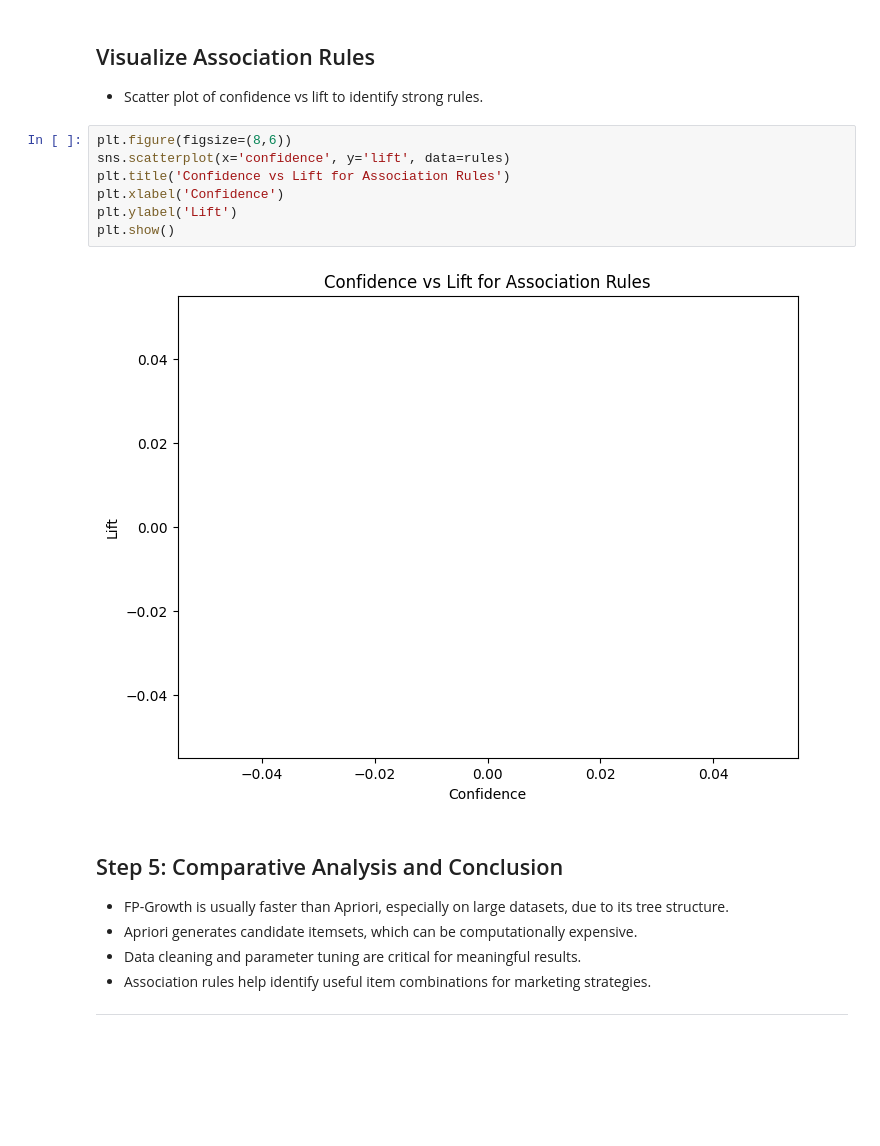
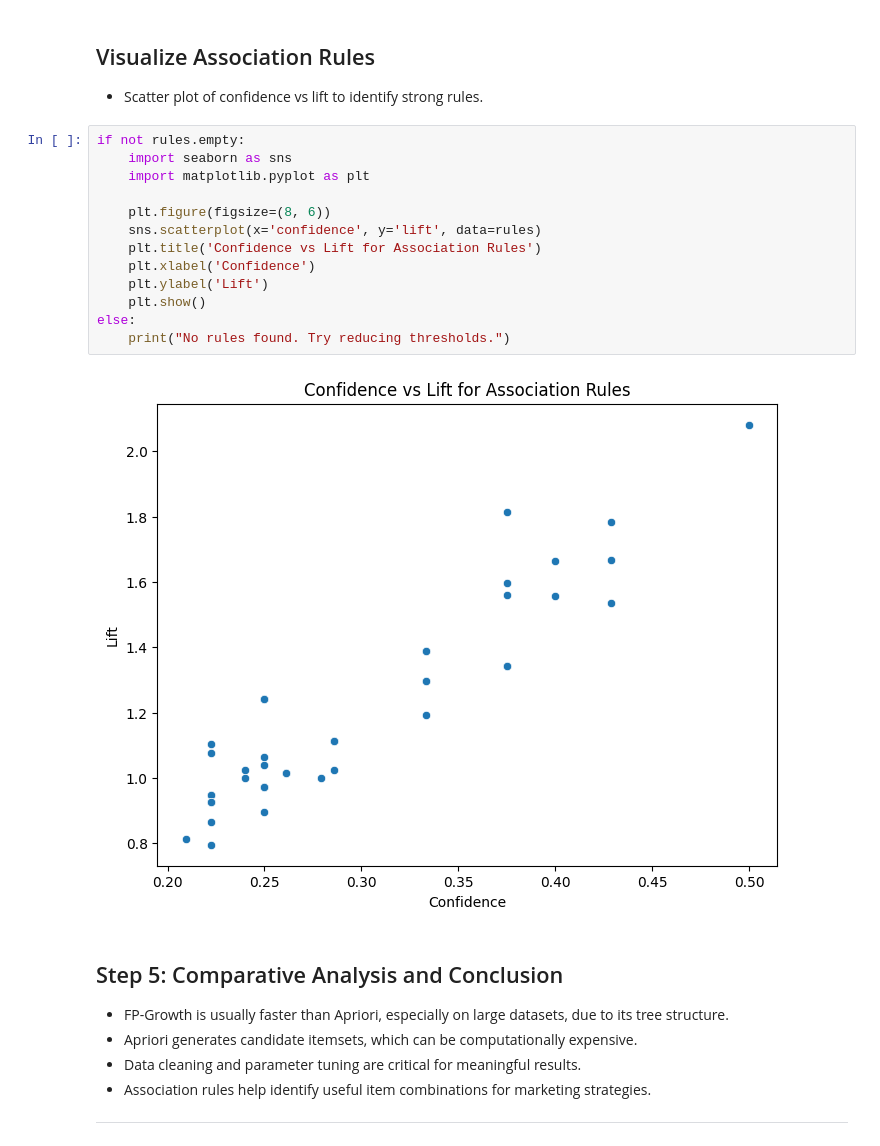
Before and after one commit to sindhuja90comp/Lab_6_MSCS_634_ARule-Mining, a Jupyter notebook: Lab6_AssociationRules.ipynb, the cells around one changed output. Cells and saved outputs as stored; diff of their text form; blank space fills up the shorter version.

```diff
--- a/Lab6_AssociationRules.ipynb
+++ b/Lab6_AssociationRules.ipynb
@@ -148,14 +148,20 @@ rules.head()
 ## Visualize Association Rules
 - Scatter plot of confidence vs lift to identify strong rules.
 # %%
-plt.figure(figsize=(8,6))
-sns.scatterplot(x='confidence', y='lift', data=rules)
-plt.title('Confidence vs Lift for Association Rules')
-plt.xlabel('Confidence')
-plt.ylabel('Lift')
-plt.show()
+if not rules.empty:
+    import seaborn as sns
+    import matplotlib.pyplot as plt
+
+    plt.figure(figsize=(8, 6))
+    sns.scatterplot(x='confidence', y='lift', data=rules)
+    plt.title('Confidence vs Lift for Association Rules')
+    plt.xlabel('Confidence')
+    plt.ylabel('Lift')
+    plt.show()
+else:
+    print("No rules found. Try reducing thresholds.")
 # %% [output]
-[figure, old version]
+[figure, new version]
 # %% [markdown]
 ## Step 5: Comparative Analysis and Conclusion
 - FP-Growth is usually faster than Apriori, especially on large datasets, due to its tree structure.
```
